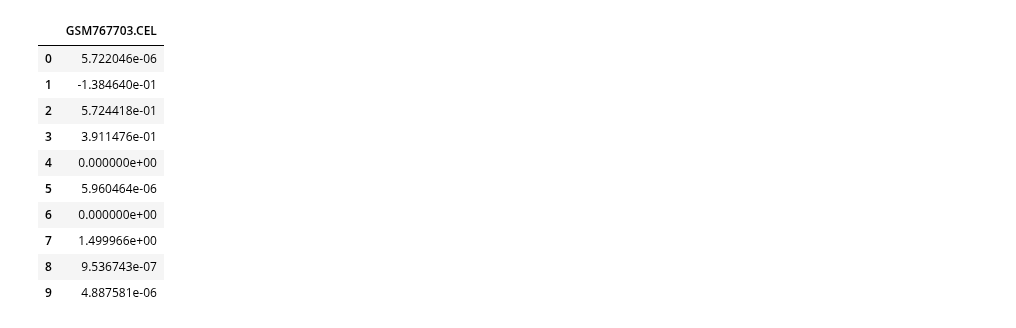
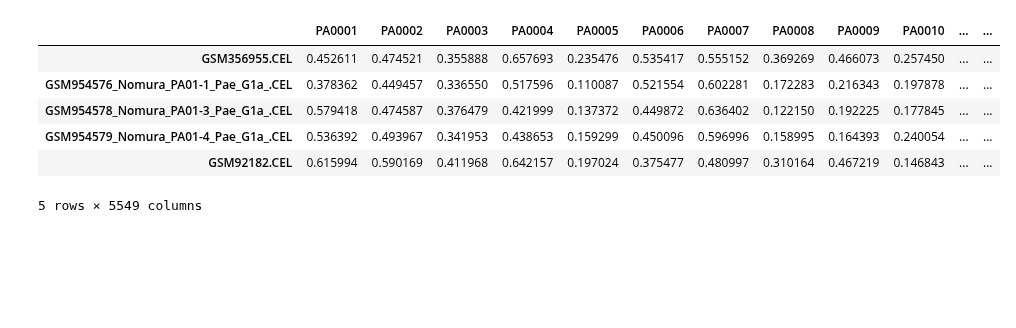
Before and after one commit to greenelab/Pseudomonas_latent_spaces, a Jupyter notebook: scripts/apply_offset.ipynb, the cells around one changed output. Drawn from its saved outputs; the diff is of its cells as text; code cells hidden in the pictures; blank space fills up the shorter version.

```diff
--- a/scripts/apply_offset.ipynb
+++ b/scripts/apply_offset.ipynb
@@ -10,12 +10,14 @@ import numpy as np
 np.random.seed(123)
 # %%
 # load arguments
-test_file = os.path.join(os.path.dirname(os.getcwd()), "encoded", "encoded_test_B.txt")
-offset_file = os.path.join(os.path.dirname(os.getcwd()), "data", "train_offset_latent.txt")
-latent = True
+test_file = os.path.join(os.path.dirname(os.getcwd()), "data", "test_control.txt")
+offset_file = os.path.join(os.path.dirname(os.getcwd()), "data", "train_offset_original.txt")
+
+# Are you applying the offset in the latent space?
+latent = False
 
 # output files
-out_file = os.path.join(os.path.dirname(os.getcwd()), "estimated_geneExp", "estimated_test_B.txt")
+out_file = os.path.join(os.path.dirname(os.getcwd()), "output", "estimated_test_control_original.txt")
 # %%
 # read in data
 test_data = pd.read_table(test_file, header = 0, sep = '\t', index_col = 0).transpose()
@@ -30,7 +37,11 @@ Index(['0', '1', '2', '3', '4', '5', '6', '7', '8', '9'], dtype='object')
 # %%
 # read offset
-offset_data = pd.read_table(offset_file, header = 0, sep = '\t', index_col = 0)
 if latent:
+    offset_data = pd.read_table(offset_file, header = 0, sep = '\t', index_col = 0)
     offset_data.index = [str(i) for i in offset_data.index]  # match index between test_data and offset_data
-offset_data.head(5)
+else:
+    offset_data = pd.read_table(offset_file, header = None, sep = '\t', index_col = 0)
+
+#offset_data.index
+offset_data
 # %% [output]
@@ -47,20 +92,18 @@ test_data.columns = ['gene_exp']*test_data.shape[1]
 # %%
 # Apply offset
 estimated_data = test_data.add(offset_data, axis = 'index')
 estimated_data.columns = header
+estimated_data = estimated_data.transpose()
+
 estimated_data
 # %% [output]
-|  | GSM767703.CEL |
-| 0 | 5.722046e-06 |
-| 1 | -1.384640e-01 |
-| 2 | 5.724418e-01 |
-| 3 | 3.911476e-01 |
-| 4 | 0.000000e+00 |
-| 5 | 5.960464e-06 |
-| 6 | 0.000000e+00 |
-| 7 | 1.499966e+00 |
-| 8 | 9.536743e-07 |
-| 9 | 4.887581e-06 |
+|  | PA0001 | PA0002 | PA0003 | PA0004 | PA0005 | PA0006 | PA0007 | PA0008 | PA0009 | PA0010 | ... | ... |
+| GSM356955.CEL | 0.452611 | 0.474521 | 0.355888 | 0.657693 | 0.235476 | 0.535417 | 0.555152 | 0.369269 | 0.466073 | 0.257450 | ... | ... |
+| GSM954576_Nomura_PA01-1_Pae_G1a_.CEL | 0.378362 | 0.449457 | 0.336550 | 0.517596 | 0.110087 | 0.521554 | 0.602281 | 0.172283 | 0.216343 | 0.197878 | ... | ... |
+| GSM954578_Nomura_PA01-3_Pae_G1a_.CEL | 0.579418 | 0.474587 | 0.376479 | 0.421999 | 0.137372 | 0.449872 | 0.636402 | 0.122150 | 0.192225 | 0.177845 | ... | ... |
+| GSM954579_Nomura_PA01-4_Pae_G1a_.CEL | 0.536392 | 0.493967 | 0.341953 | 0.438653 | 0.159299 | 0.450096 | 0.596996 | 0.158995 | 0.164393 | 0.240054 | ... | ... |
+| GSM92182.CEL | 0.615994 | 0.590169 | 0.411968 | 0.642157 | 0.197024 | 0.375477 | 0.480997 | 0.310164 | 0.467219 | 0.146843 | ... | ... |
+5 rows × 5549 columns
 # %%
 # Output estimated gene experession values
 estimated_data.to_csv(out_file, sep='\t')
```
Also changed, not shown: parts of 3 cells of this notebook, 4 other files.
